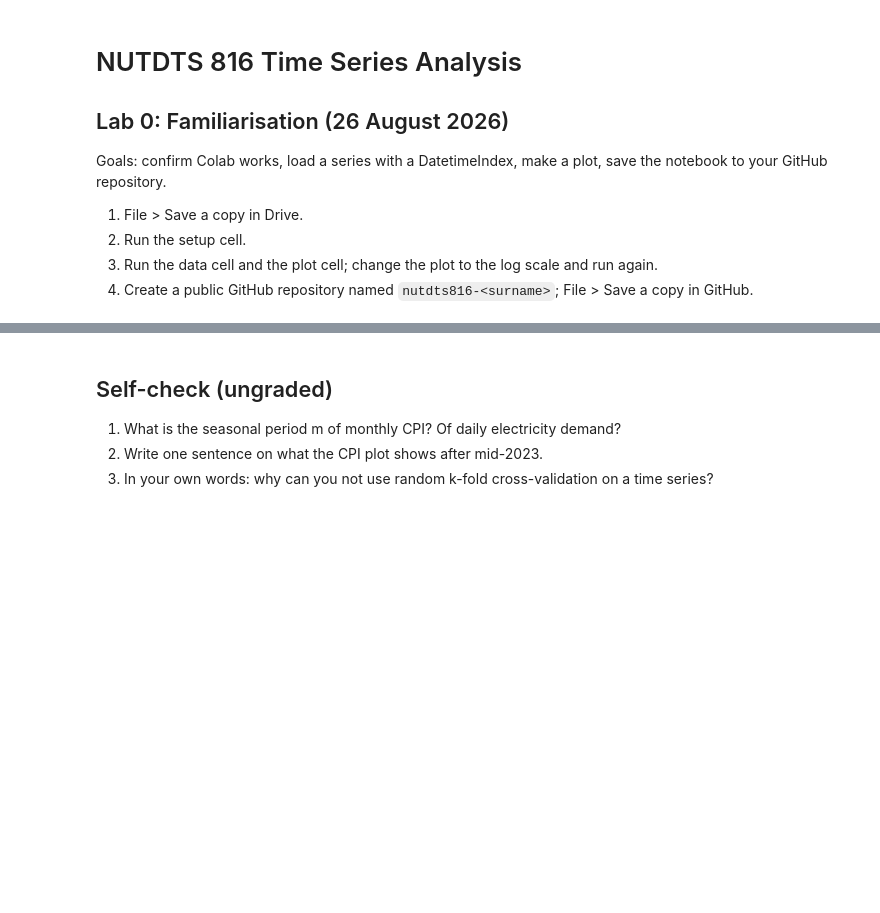
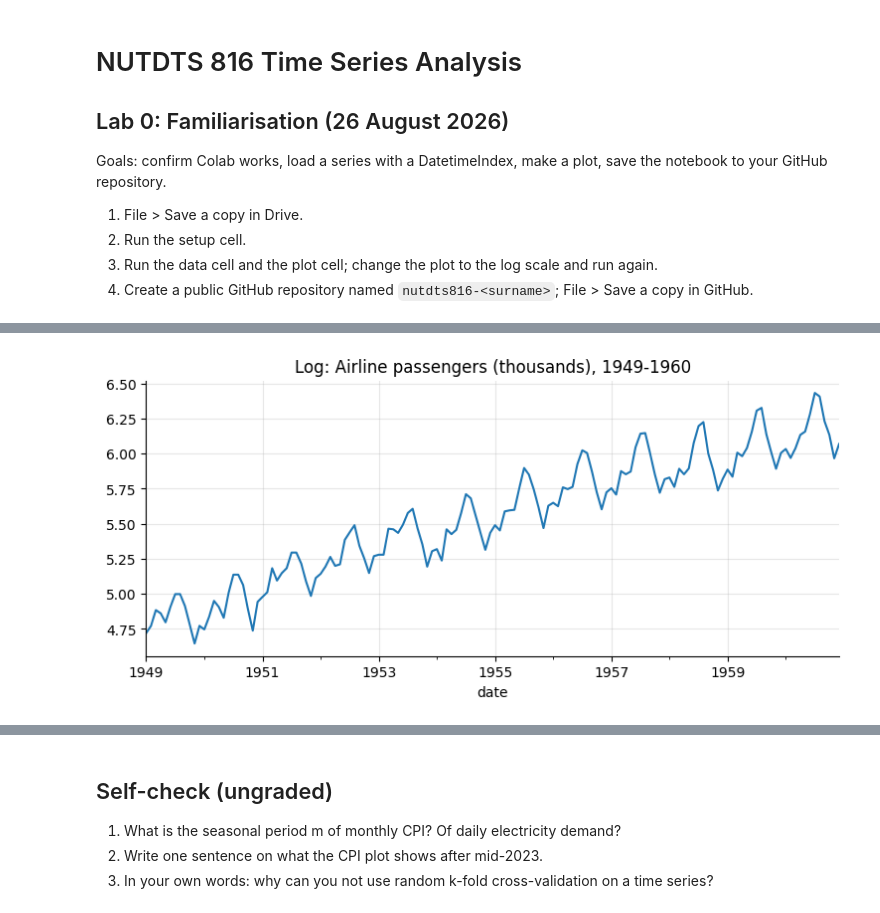
Before and after one commit to PreciousFaseyosan/NUTDTS816-Time_Series_Analysis-_Course_Repository, a Jupyter notebook: notebooks/lab00_familiarisation.ipynb, the cells around one changed output, grey strips where cells are left out. Saved outputs shown, nothing was run; the diff lists cells and outputs as text; code cells hidden in the pictures; blank space fills up the shorter version.

```diff
--- a/notebooks/lab00_familiarisation.ipynb
+++ b/notebooks/lab00_familiarisation.ipynb
@@ -41,2 +62,6 @@ ax = ap.plot(title='Airline passengers (thousands), 1949-1960')
+# %%
+ax = np.log(ap).plot(title='Log: Airline passengers (thousands), 1949-1960')
+# %% [output]
+[figure, added]
 # %%
 cpi = tsdata.nigeria_cpi(); fx = tsdata.nigeria_fx(); grid = tsdata.nigeria_grid()
```
Also changed, not shown: parts of 6 cells of this notebook.
